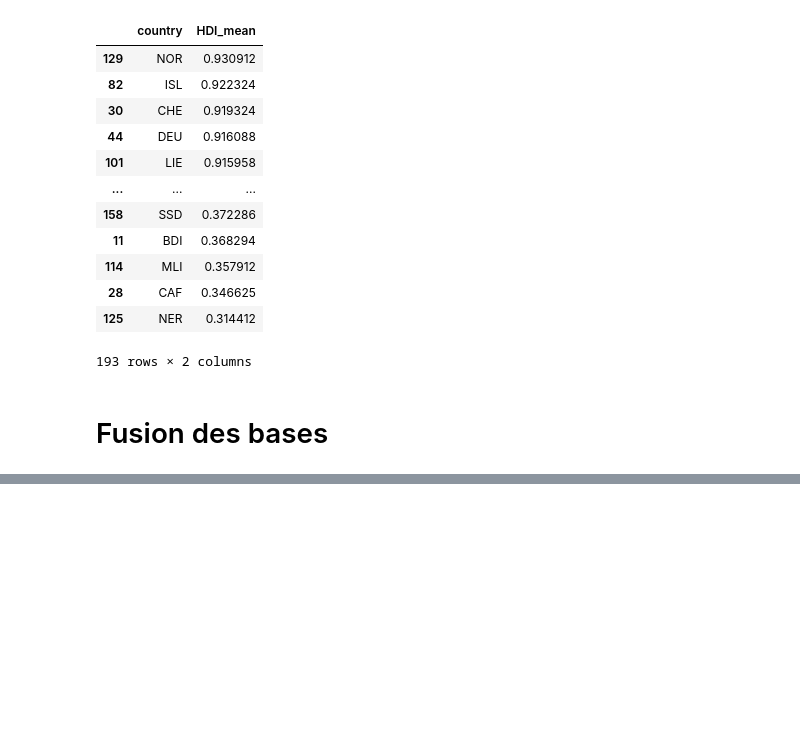
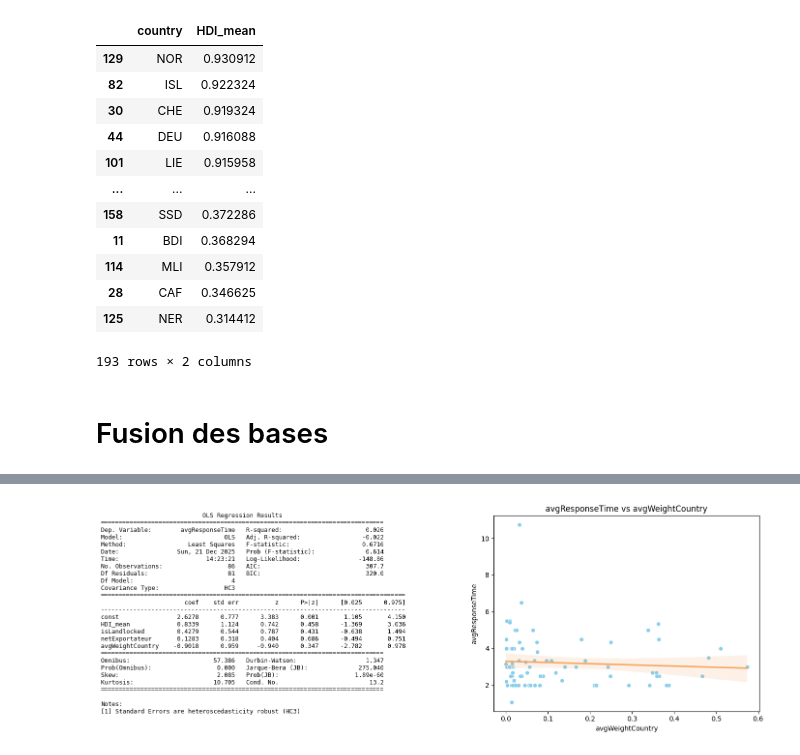
Before and after one commit to nile2304/Data-Science-Project-ENSAE, a Jupyter notebook: main.ipynb, the cells around one changed output, grey strips where cells are left out. Drawn from its saved outputs; the diff is of its cells as text; code cells hidden in the pictures; blank space fills up the shorter version.

```diff
--- a/main.ipynb
+++ b/main.ipynb
@@ -762,0 +824,4 @@ dv.visualize_HDI_clusters(aggregated_HDI)
+# %%
+rg.perform_regression(dataLowPower, ['HDI_mean', 'isLandlocked', 'netExportateur', 'avgWeightCountry'],'avgResponseTime', method='HC3')
+# %% [output]
+[figure, added]
```
Also changed, not shown: parts of 25 cells of this notebook, 2 other files.
